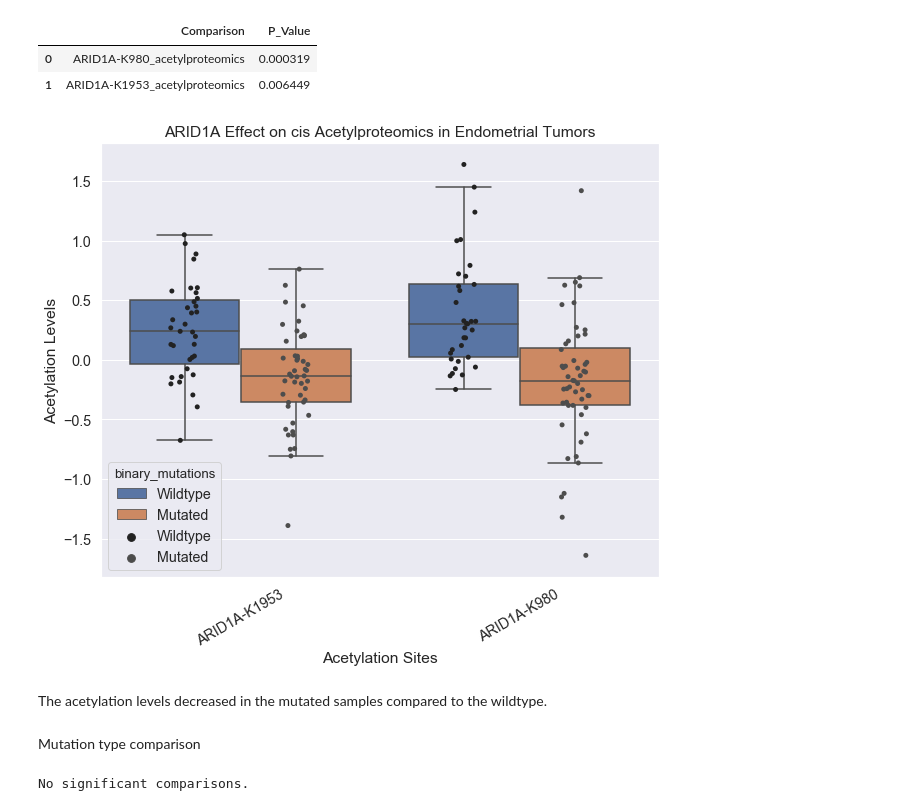
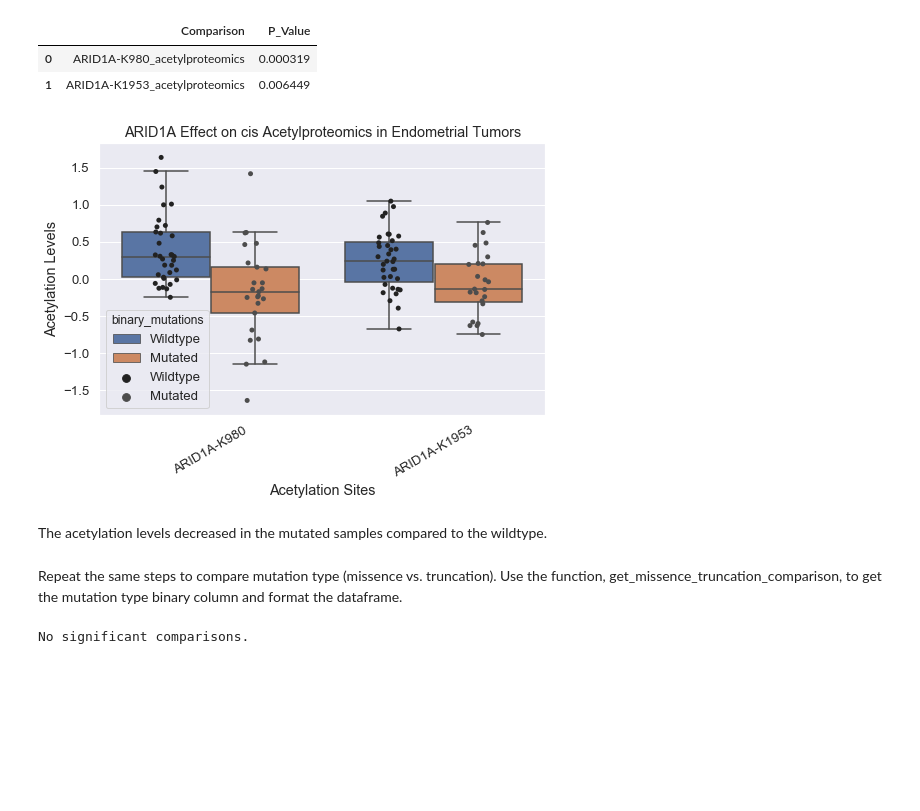
Before and after one commit to PayneLab/WhenMutationsMatter, a Jupyter notebook: Protein Notebooks/ARID1A/ARID1A_cis_acetylproteomics.ipynb, the cells around one changed output. Saved outputs shown, nothing was run; the diff lists cells and outputs as text; code cells hidden in the pictures; blank space fills up the shorter version.

Commit message:
ARID1A cis, improve creation of df for boxplot

```diff
--- a/Protein Notebooks/ARID1A/ARID1A_cis_acetylproteomics.ipynb
+++ b/Protein Notebooks/ARID1A/ARID1A_cis_acetylproteomics.ipynb
@@ -65,8 +65,8 @@ only_acetyl = binary_acetyl.drop("binary_mutations", axis = 1) # data frame with
 # %%
 print("Doing t-test comparison for mutation status\n")
 omics_col_list = list(only_acetyl.columns)
-significant_pval_results = al.wrap_ttest(binary_acetyl, 'binary_mutations', omics_col_list)
-significant_pval_results
+sig_pval_mut_status = al.wrap_ttest(binary_acetyl, 'binary_mutations', omics_col_list)
+sig_pval_mut_status
 # %% [output]
 Doing t-test comparison for mutation status
 |  | Comparison | P_Value |
@@ -85,23 +75,30 @@ for acetyl_name in acetyl_list:
+# %%
+# Create data frame with all significant acetyl sites in order to graph
+acetyl_list = list(sig_pval_mut_status['Comparison'])
+sig_acetyl_df = pd.melt(binary_acetyl, id_vars = 'binary_mutations',
+            value_vars = acetyl_list, var_name = 'specific_acetyl', value_name = 'acetylproteomics')
+sig_acetyl_df.replace(to_replace = '_acetylproteomics', value = '',
+                        inplace = True, regex = True) # shorten column names
 # %%
 # Step 5 - Create boxplot to compare wildtype and mutated effect on omics data
-plt.rcParams['figure.figsize']=(10,8) #size of plot
-sns.set(font_scale = 1.3)
-en_cis_boxplot = sns.boxplot(data = all_data, x = 'specific_acetyl', y = 'acetylproteomics', hue = 'binary_mutations',
-                             hue_order = ["Wildtype","Mutated"], showfliers = False)
+plt.rcParams['figure.figsize']=(8,5) #size of plot
+sns.set(font_scale = 1.2)
+en_cis_boxplot = sns.boxplot(data = sig_acetyl_df, x = 'specific_acetyl', y = 'acetylproteomics',
+                             hue = 'binary_mutations', hue_order = ["Wildtype","Mutated"], showfliers = False)
 en_cis_boxplot.set_title(gene + " Effect on cis Acetylproteomics in Endometrial Tumors")
-en_cis_boxplot = sns.stripplot(data= all_data, x = 'specific_acetyl', y = 'acetylproteomics', hue = 'binary_mutations',
+en_cis_boxplot = sns.stripplot(data= sig_acetyl_df, x = 'specific_acetyl', y = 'acetylproteomics', hue = 'binary_mutations',
                                hue_order = ["Wildtype","Mutated"], jitter = True, color = ".3", dodge = True)
 en_cis_boxplot.set(xlabel = 'Acetylation Sites', ylabel = "Acetylation Levels")
 en_cis_boxplot.set_xticklabels(en_cis_boxplot.get_xticklabels(), rotation = 30)
 plt.show()
 plt.clf()
 plt.close()
 # %% [output]
-[figure, old version]
+[figure, new version]
 # %% [markdown]
 The acetylation levels decreased in the mutated samples compared to the wildtype.
-# %% [markdown]
-Mutation type comparison
+# %% [markdown]
+Repeat the same steps to compare mutation type (missence vs. truncation). Use the function, get_missence_truncation_comparison, to get the mutation type binary column and format the dataframe.
 # %%
 # Create binary column for mutation type (missence and truncation) and format dataframe for wrap_ttest
 acetyl_mut_type = f.get_missence_truncation_comparison(en_object, 'acetylproteomics', gene)
```
Also changed, not shown: parts of 5 cells of this notebook, 1 other file.
